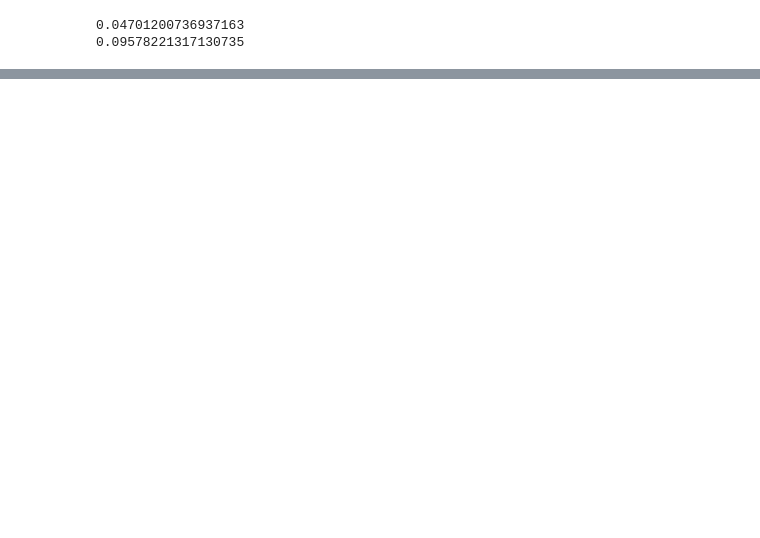
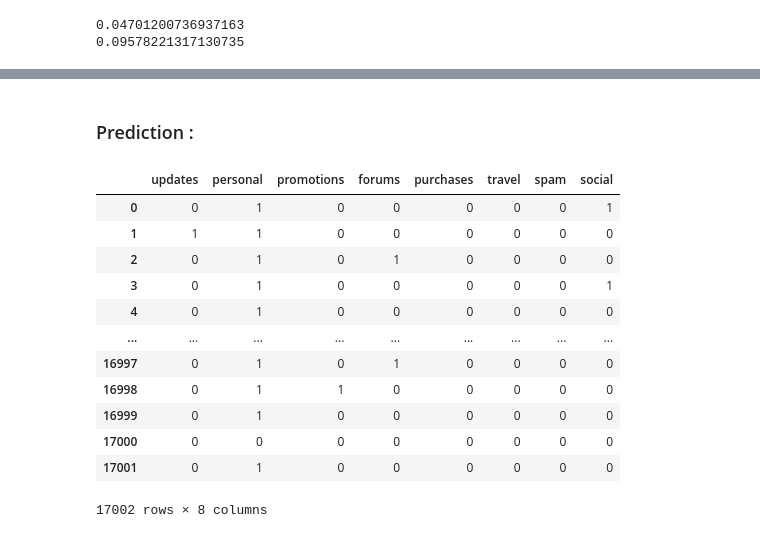
Before and after one commit to tonywu71/multi-label-email-classifier, a Jupyter notebook: kaggle_project.ipynb, the cells around one changed output, grey strips where cells are left out. Drawn from its saved outputs; the diff is of its cells as text; code cells hidden in the pictures; blank space fills up the shorter version.

```diff
--- a/kaggle_project.ipynb
+++ b/kaggle_project.ipynb
@@ -140,0 +188,8 @@ P
+# %%
+N_SAMPLE = X.shape[0]
+x_train, x_test, y_train, y_test = train_test_split(X.head(N_SAMPLE), y.head(N_SAMPLE), test_size=0.2, stratify=y.head(N_SAMPLE))
+# %%
+OVRC = OneVsRestClassifier(AdaBoostClassifier(DecisionTreeClassifier(max_depth=3), n_estimators=50))
+OVRC.fit(x_train, y_train)
+print(mean_squared_error(y_train, OVRC.predict(x_train)))
+print(classification_report(y_train,OVRC.predict(x_train)))
@@ -140,0 +233,24 @@ P
+# %% [markdown]
+### Prediction :
+# %%
+ans = OVRC.predict(X_final)
+ans = pd.DataFrame(ans, columns=['updates', 'personal', 'promotions',
+                        'forums', 'purchases', 'travel',
+                        'spam', 'social'])
+ans.to_csv("ADA_sample_submission_ml.csv", index=True, index_label='Id')
+# %%
+ans
+# %% [output]
+|  | updates | personal | promotions | forums | purchases | travel | spam | social |
+| 0 | 0 | 1 | 0 | 0 | 0 | 0 | 0 | 1 |
+| 1 | 1 | 1 | 0 | 0 | 0 | 0 | 0 | 0 |
+| 2 | 0 | 1 | 0 | 1 | 0 | 0 | 0 | 0 |
+| 3 | 0 | 1 | 0 | 0 | 0 | 0 | 0 | 1 |
+| 4 | 0 | 1 | 0 | 0 | 0 | 0 | 0 | 0 |
+| ... | ... | ... | ... | ... | ... | ... | ... | ... |
+| 16997 | 0 | 1 | 0 | 1 | 0 | 0 | 0 | 0 |
+| 16998 | 0 | 1 | 1 | 0 | 0 | 0 | 0 | 0 |
+| 16999 | 0 | 1 | 0 | 0 | 0 | 0 | 0 | 0 |
+| 17000 | 0 | 0 | 0 | 0 | 0 | 0 | 0 | 0 |
+| 17001 | 0 | 1 | 0 | 0 | 0 | 0 | 0 | 0 |
+17002 rows × 8 columns
```
Also changed, not shown: parts of 17 cells of this notebook, 2 other files.
